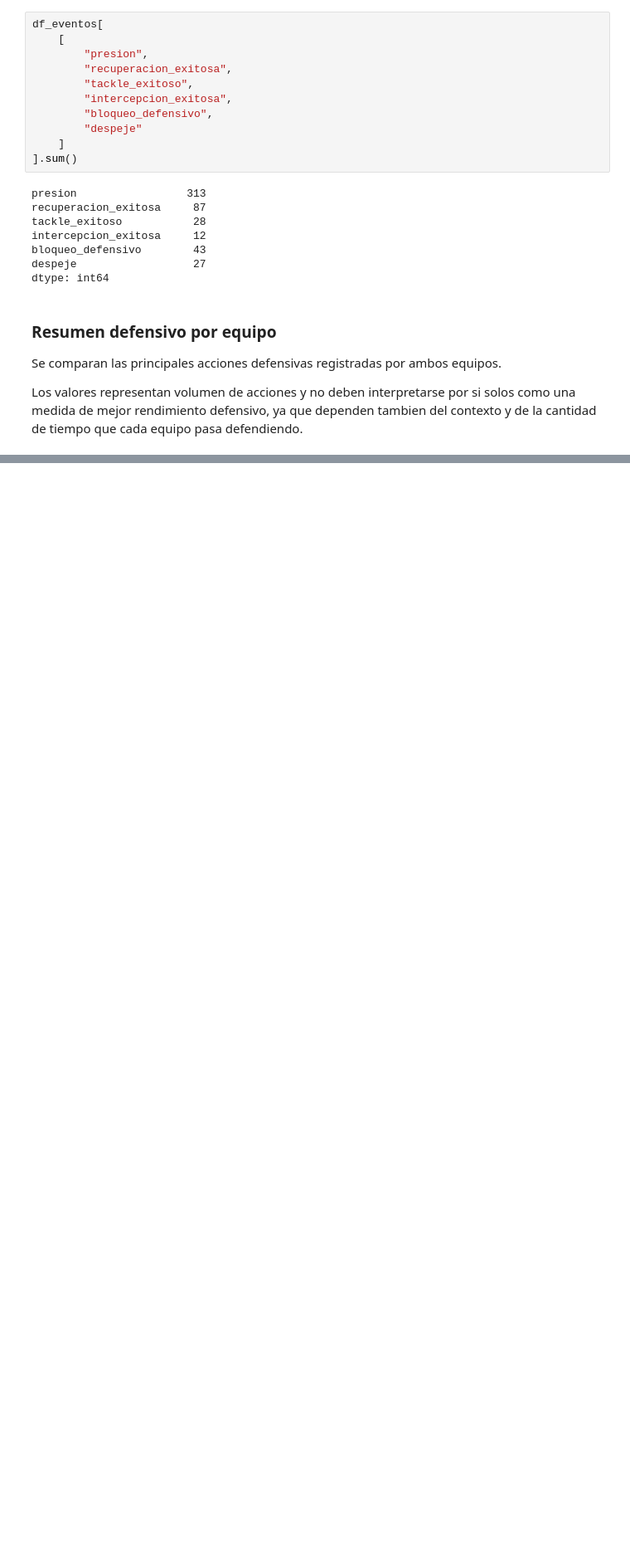
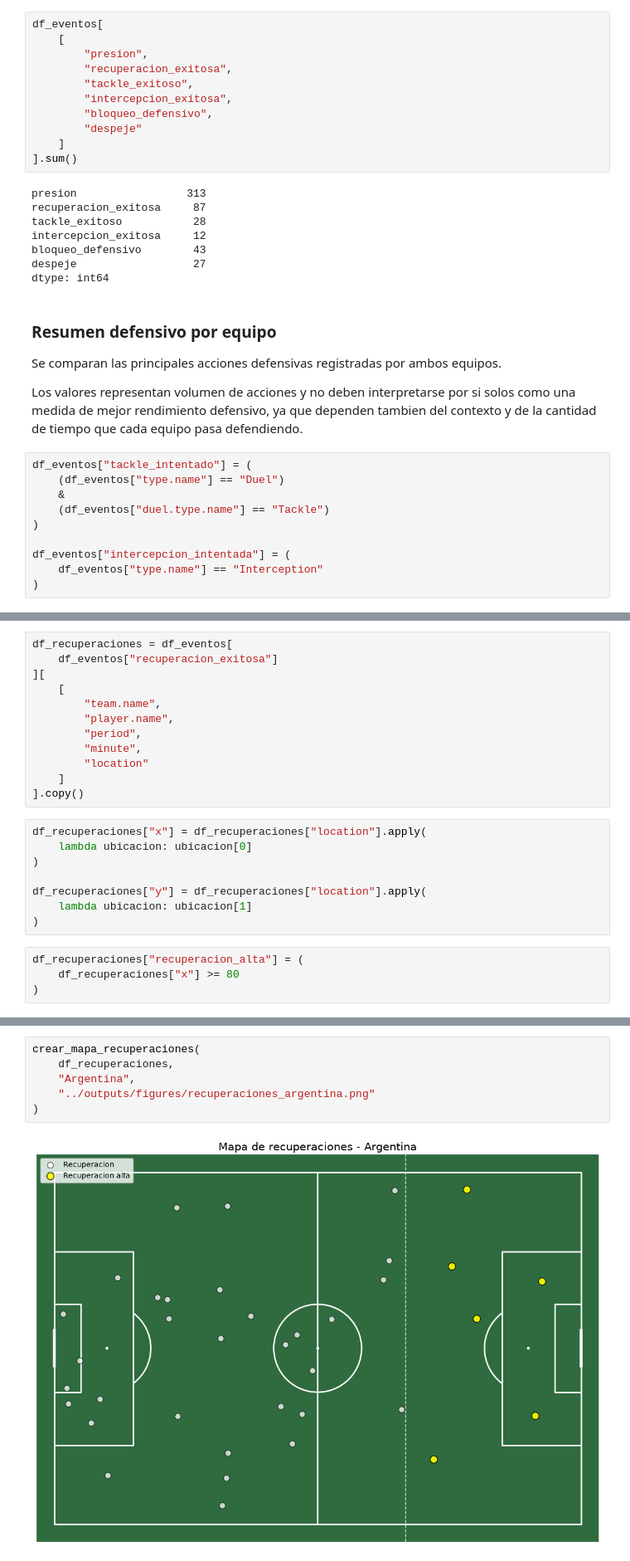
Before and after one commit to manupardo29/football-match-analysis, a Jupyter notebook: notebooks/01_primer_analisis.ipynb, the cells around one changed output, grey strips where cells are left out. Shown at 83% size. Drawn from its saved outputs; the diff is of its cells as text; blank space fills up the shorter version.

```diff
--- a/notebooks/01_primer_analisis.ipynb
+++ b/notebooks/01_primer_analisis.ipynb
@@ -1390,6 +1390,16 @@ dtype: int64
 Se comparan las principales acciones defensivas registradas por ambos equipos.
 
 Los valores representan volumen de acciones y no deben interpretarse por si solos como una medida de mejor rendimiento defensivo, ya que dependen tambien del contexto y de la cantidad de tiempo que cada equipo pasa defendiendo.
+# %%
+df_eventos["tackle_intentado"] = (
+    (df_eventos["type.name"] == "Duel")
+    &
+    (df_eventos["duel.type.name"] == "Tackle")
+)
+
+df_eventos["intercepcion_intentada"] = (
+    df_eventos["type.name"] == "Interception"
+)
 # %%
 resumen_defensa = df_eventos.groupby("team.name").agg(
     presiones=("presion", "sum"),
@@ -1408,0 +1441,24 @@ resumen_defensa
+# %%
+df_recuperaciones = df_eventos[
+    df_eventos["recuperacion_exitosa"]
+][
+    [
+        "team.name",
+        "player.name",
+        "period",
+        "minute",
+        "location"
+    ]
+].copy()
+# %%
+df_recuperaciones["x"] = df_recuperaciones["location"].apply(
+    lambda ubicacion: ubicacion[0]
+)
+
+df_recuperaciones["y"] = df_recuperaciones["location"].apply(
+    lambda ubicacion: ubicacion[1]
+)
+# %%
+df_recuperaciones["recuperacion_alta"] = (
+    df_recuperaciones["x"] >= 80
+)
@@ -1408,0 +1590,8 @@ resumen_defensa
+# %%
+crear_mapa_recuperaciones(
+    df_recuperaciones,
+    "Argentina",
+    "../outputs/figures/recuperaciones_argentina.png"
+)
+# %% [output]
+[figure, added]
```
Also changed, not shown: parts of 9 cells of this notebook.
